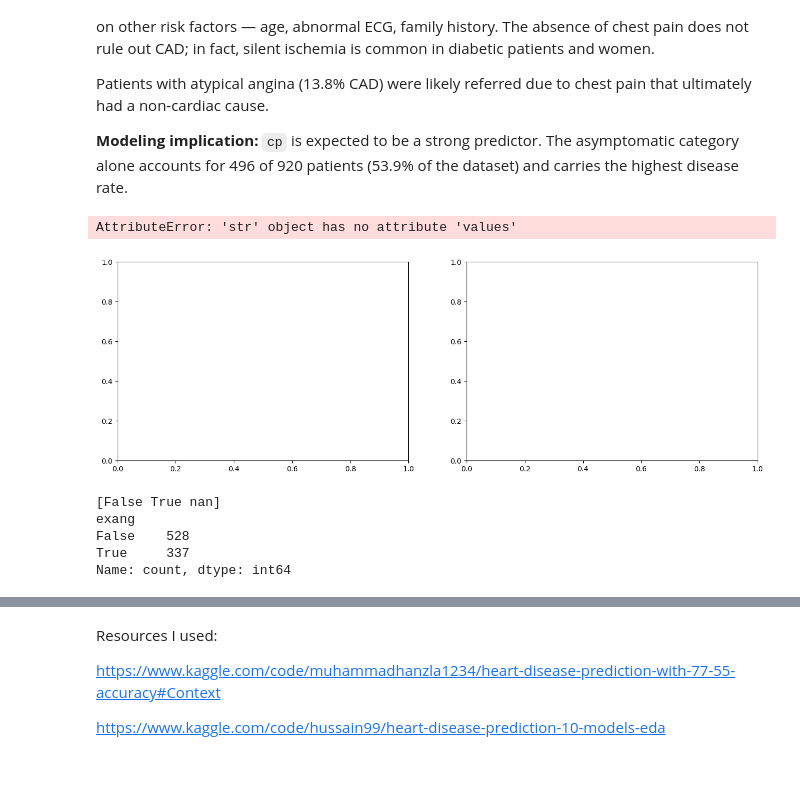
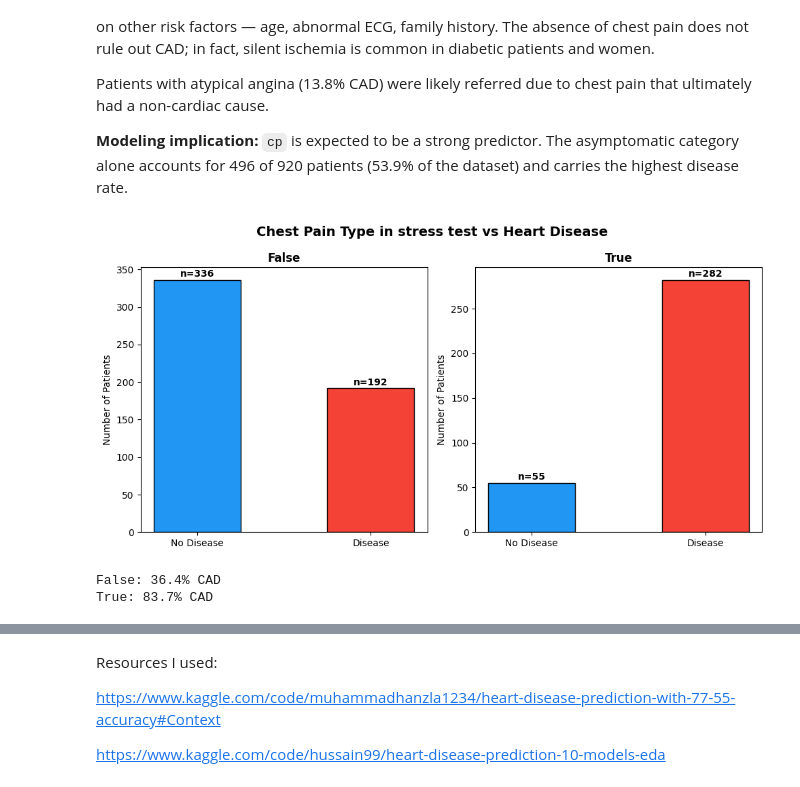
Before and after one commit to JoaquinCar/heart-disease-risk-predictor, a Jupyter notebook: data/EDA.ipynb, the cells around one changed output, grey strips where cells are left out. Drawn from its saved outputs; the diff is of its cells as text; code cells hidden in the pictures.

Commit message:
exang analysis

```diff
--- a/data/EDA.ipynb
+++ b/data/EDA.ipynb
@@ -842,33 +842,29 @@ The asymptomatic category alone accounts for 496 of 920 patients
 # %%
 no_exang = df[df['exang'] == False]['target'].value_counts().sort_index()
 yes_exang = df[df['exang'] == True]['target'].value_counts().sort_index()
-fig, axes = plt.subplots(1, 2, figsize=(16, 5))
+fig, axes = plt.subplots(1, 2, figsize=(10, 5))
 
 exang_types = {
-    'False': False,
-    'True': True
+    'False': no_exang,
+    'True': yes_exang
 }
 colors = ['#FFC107', '#9C27B0', '#2196F3', '#4CAF50']
 
 for ax, (title, counts), color in zip(axes, exang_types.items(), colors):
     ax.bar(['No Disease', 'Disease'], counts.values, color=['#2196F3', '#F44336'], edgecolor='black', width=0.5)
     ax.set_title(title, fontweight='bold')
     ax.set_ylabel('Number of Patients')
     for i, v in enumerate(counts.values):
-        ax.text(i, v + 1, f'n={v}', ha='center', fontweight='bold')
+        ax.text(i, v + 4, f'n={v}', ha='center', fontweight='bold')
 
 plt.suptitle('Chest Pain Type in stress test vs Heart Disease', fontsize=14, fontweight='bold')
 plt.tight_layout()
 plt.show()
 # %% [output]
-AttributeError: 'str' object has no attribute 'values'
-[figure, old version]
+[figure, new version]
-# %%
-print(df['exang'].unique())
-print(df['exang'].value_counts())
-# %% [output]
-[False True nan]
-exang
-False    528
-True     337
-Name: count, dtype: int64
+# %%
+print(f"False: {192/(336+192):.1%} CAD")
+print(f"True: {282/(282+55):.1%} CAD")
+# %% [output]
+False: 36.4% CAD
+True: 83.7% CAD
```
Also changed, not shown: parts of 1 cell of this notebook.
